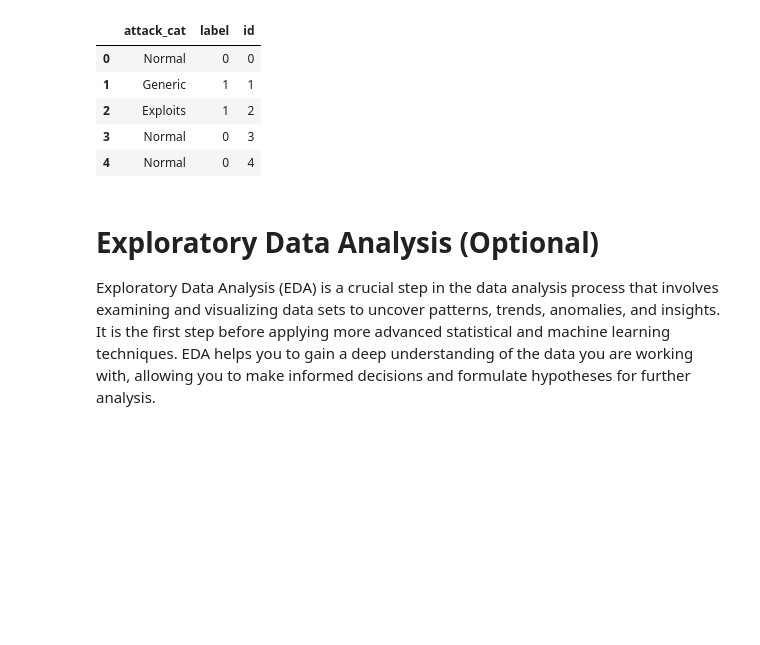
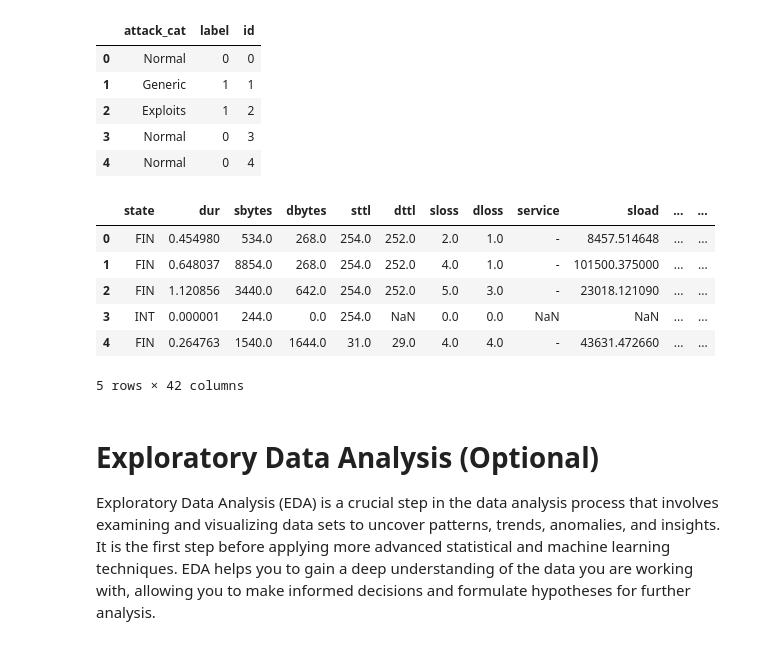
Before and after one commit to ozarabal/Tubes2_AI_Topuria, a Jupyter notebook: src/IF3170 Artificial Intelligence _ Tugas Besar 2 Notebook Template.ipynb, the cells around one changed output. Saved outputs shown, nothing was run; the diff lists cells and outputs as text; code cells hidden in the pictures; blank space fills up the shorter version.

```diff
--- a/src/IF3170 Artificial Intelligence _ Tugas Besar 2 Notebook Template.ipynb
+++ b/src/IF3170 Artificial Intelligence _ Tugas Besar 2 Notebook Template.ipynb
@@ -59,6 +60,27 @@ label.head()
 | 2 | Exploits | 1 | 2 |
 | 3 | Normal | 0 | 3 |
 | 4 | Normal | 0 | 4 |
+# %%
+basic_features_test = pd.read_csv('https://drive.google.com/uc?id=1zdgyE9J5U4AW_kh-qYzqRTC3I-ZwaUHk')
+flow_features_test = pd.read_csv('https://drive.google.com/uc?id=1RKcL1VHyvh2MACTfdQow3r6UPbRAVTFj')
+time_features_test= pd.read_csv('https://drive.google.com/uc?id=1G4tSxoT_39XFbtl2kP1yPjlO3AbFEXHS')
+content_features_test = pd.read_csv('https://drive.google.com/uc?id=1Y7avBNmhzZjgm3BDxLyQ1oHKoWaOTh7c')
+additional_test = pd.read_csv('https://drive.google.com/uc?id=1MOW_MYKxXYXgJKDn0loBxZVO2AUVrBuF')
+
+test_data = basic_features_test.merge(flow_features_test, on='id', how='left')\
+                         .merge(time_features_test, on='id', how='left')\
+                         .merge(content_features_test, on='id', how='left')\
+                         .merge(additional_test, on='id', how='left')
+
+test_data.head()
+# %% [output]
+|  | state | dur | sbytes | dbytes | sttl | dttl | sloss | dloss | service | sload | ... | ... |
+| 0 | FIN | 0.454980 | 534.0 | 268.0 | 254.0 | 252.0 | 2.0 | 1.0 | - | 8457.514648 | ... | ... |
+| 1 | FIN | 0.648037 | 8854.0 | 268.0 | 254.0 | 252.0 | 4.0 | 1.0 | - | 101500.375000 | ... | ... |
+| 2 | FIN | 1.120856 | 3440.0 | 642.0 | 254.0 | 252.0 | 5.0 | 3.0 | - | 23018.121090 | ... | ... |
+| 3 | INT | 0.000001 | 244.0 | 0.0 | 254.0 | NaN | 0.0 | 0.0 | NaN | NaN | ... | ... |
+| 4 | FIN | 0.264763 | 1540.0 | 1644.0 | 31.0 | 29.0 | 4.0 | 4.0 | - | 43631.472660 | ... | ... |
+5 rows × 42 columns
 # %% [markdown]
 # Exploratory Data Analysis (Optional)
 
```
Also changed, not shown: parts of 10 cells of this notebook.
